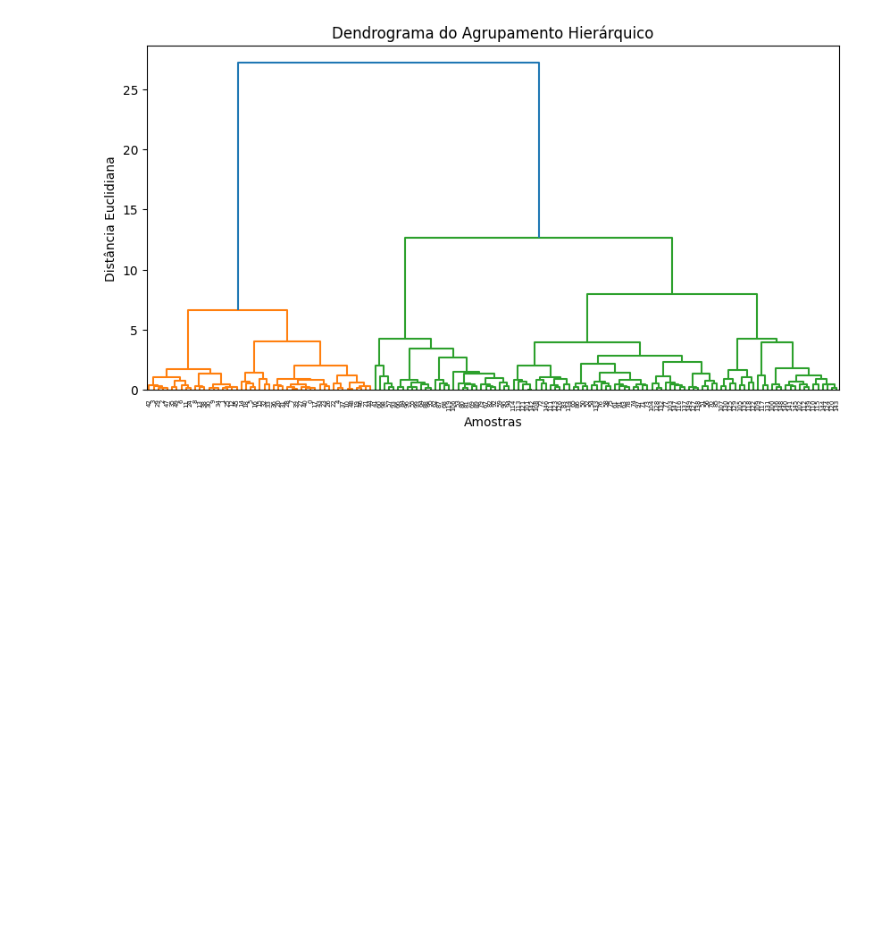
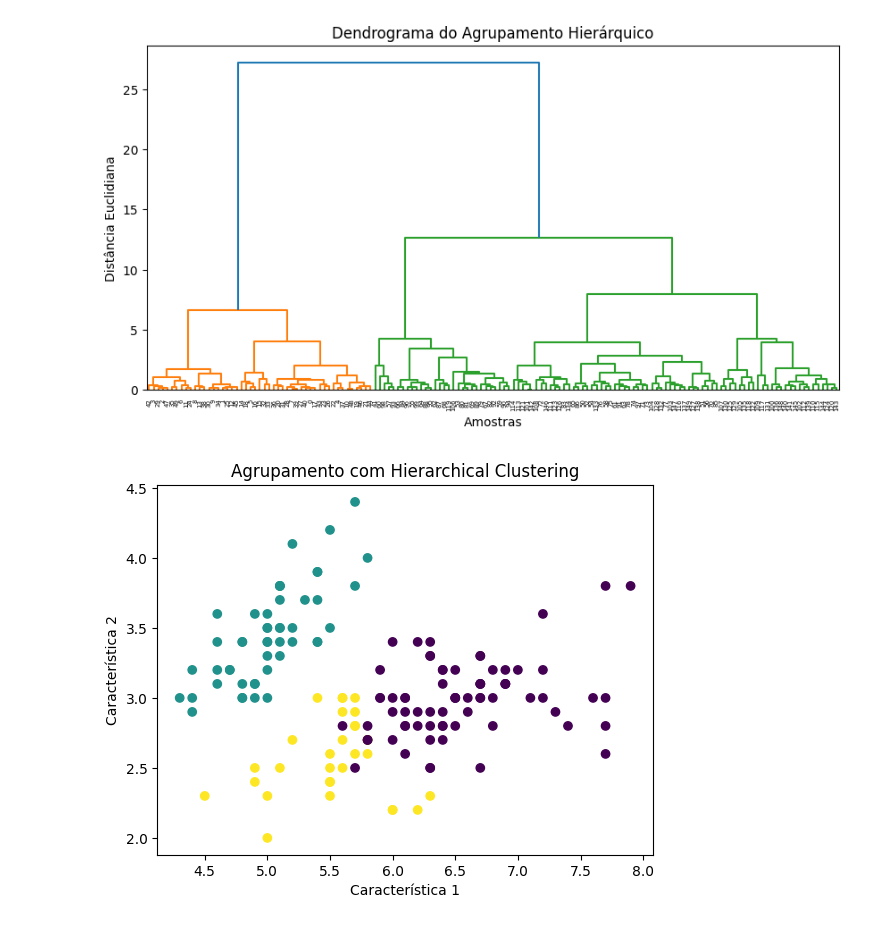
Before and after one commit to MarihRodrigues/ONE-AI-FOR-TECH, a Jupyter notebook: Agrupamento_Hierárquico.ipynb, the cells around one changed output. Saved outputs shown, nothing was run; the diff lists cells and outputs as text; code cells hidden in the pictures; blank space fills up the shorter version.

```diff
--- a/Agrupamento_Hierárquico.ipynb
+++ b/Agrupamento_Hierárquico.ipynb
@@ -23,3 +23,18 @@ plt.ylabel("Distância Euclidiana")
 plt.show()
 # %% [output]
 [figure]
+# %%
+from sklearn.cluster import AgglomerativeClustering
+
+# Aplicar Hierarchical Clustering definindo 3 grupos
+hc = AgglomerativeClustering(n_clusters=3, metric='euclidean', linkage='ward')
+clusters = hc.fit_predict(X_scaled)
+
+# Visualizar os clusters
+plt.scatter(X[:, 0], X[:, 1], c=clusters, cmap='viridis')
+plt.title("Agrupamento com Hierarchical Clustering")
+plt.xlabel("Característica 1")
+plt.ylabel("Característica 2")
+plt.show()
+# %% [output]
+[figure, added]
```
